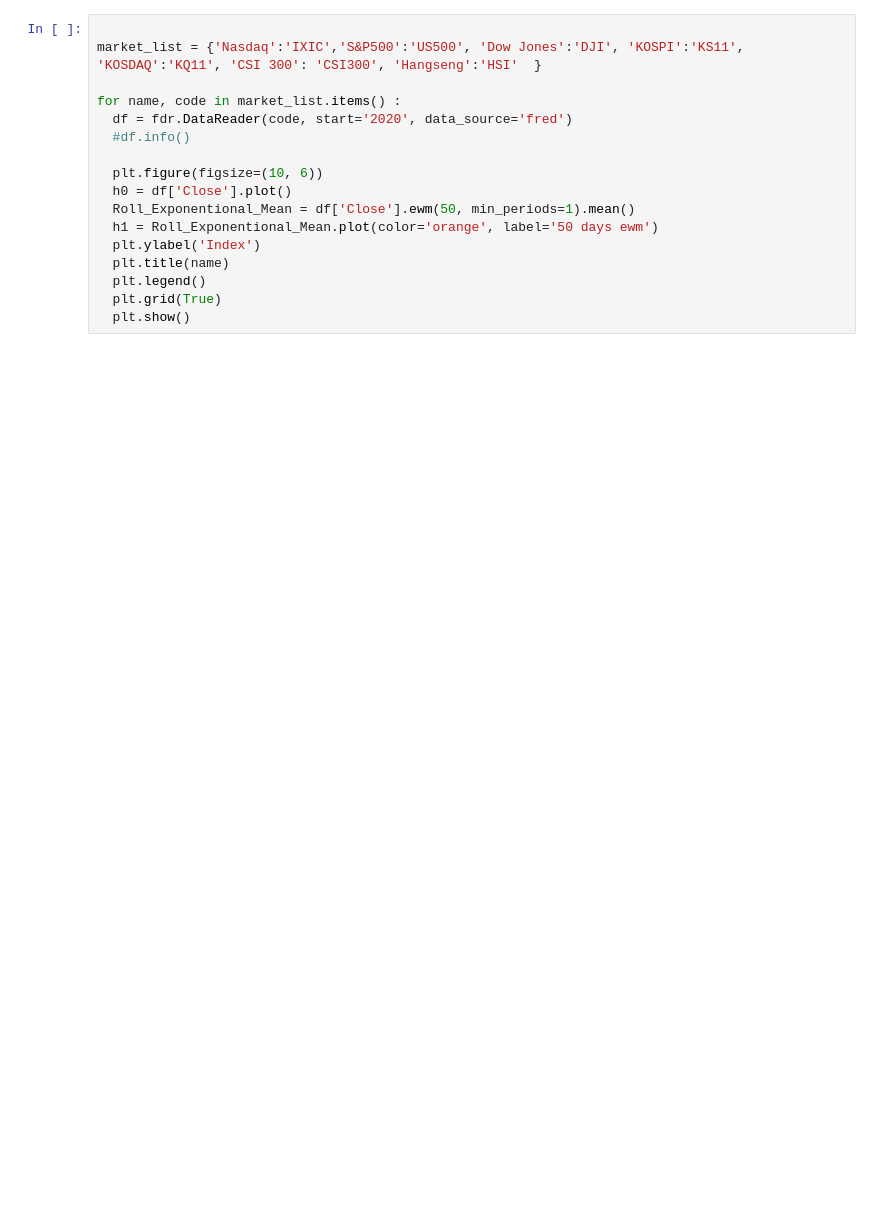
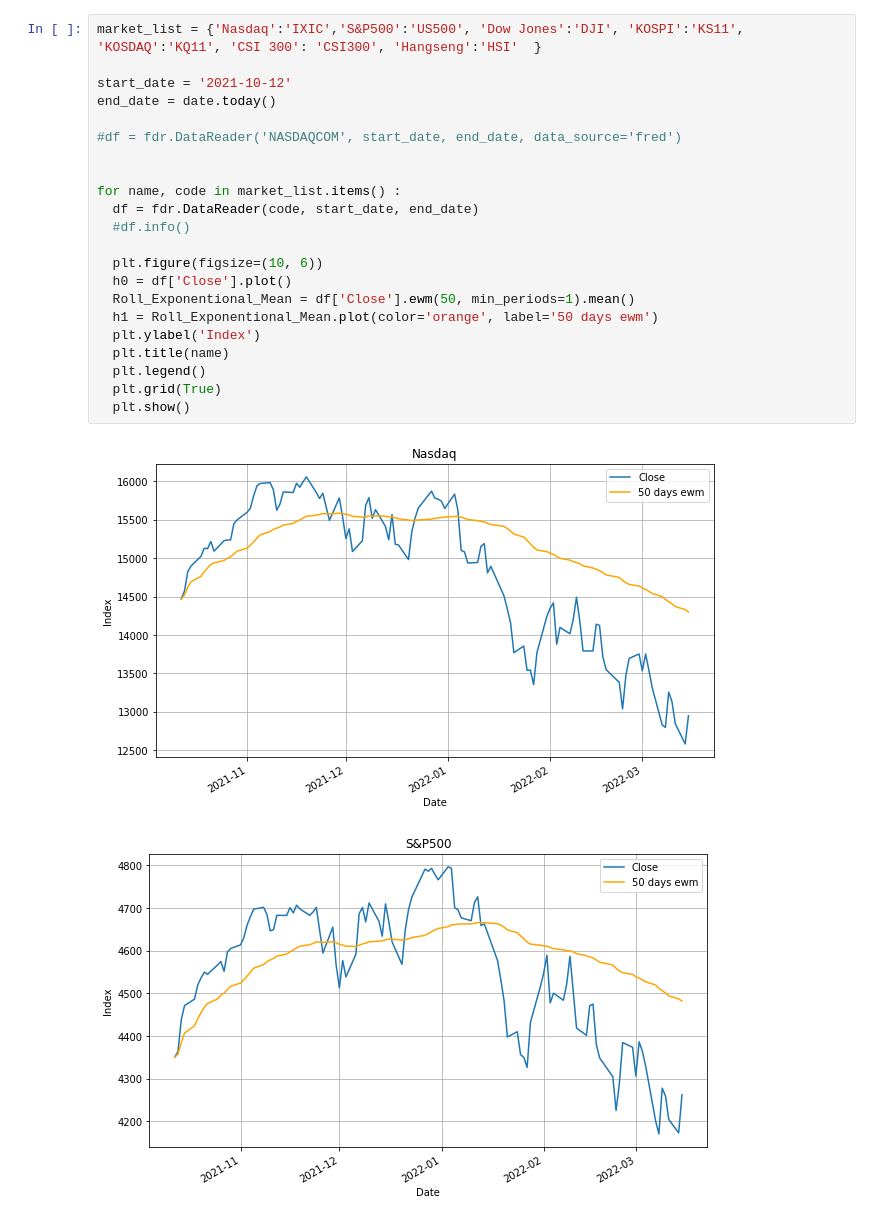
Before and after one commit to kimdesok/FinanceDataReader, a Jupyter notebook: MarketIndexTrends.ipynb, the cells around one changed output. Saved outputs shown, nothing was run; the diff lists cells and outputs as text; blank space fills up the shorter version.

```diff
--- a/MarketIndexTrends.ipynb
+++ b/MarketIndexTrends.ipynb
@@ -31,17 +29,25 @@ NameError: ignored
 # %%
-
 market_list = {'Nasdaq':'IXIC','S&P500':'US500', 'Dow Jones':'DJI', 'KOSPI':'KS11', 'KOSDAQ':'KQ11', 'CSI 300': 'CSI300', 'Hangseng':'HSI'	}
 
+start_date = '2021-10-12'
+end_date = date.today()
+
+#df = fdr.DataReader('NASDAQCOM', start_date, end_date, data_source='fred')
+
+
 for name, code in market_list.items() :
-  df = fdr.DataReader(code, start='2020', data_source='fred')
+  df = fdr.DataReader(code, start_date, end_date)
   #df.info()
 
   plt.figure(figsize=(10, 6))
   h0 = df['Close'].plot()
   Roll_Exponentional_Mean = df['Close'].ewm(50, min_periods=1).mean()
   h1 = Roll_Exponentional_Mean.plot(color='orange', label='50 days ewm')
   plt.ylabel('Index')
   plt.title(name)
   plt.legend()
   plt.grid(True)
   plt.show()
+# %% [output]
+[figure, added]
+[figure, added]
```
Also changed, not shown: parts of 4 cells of this notebook.
